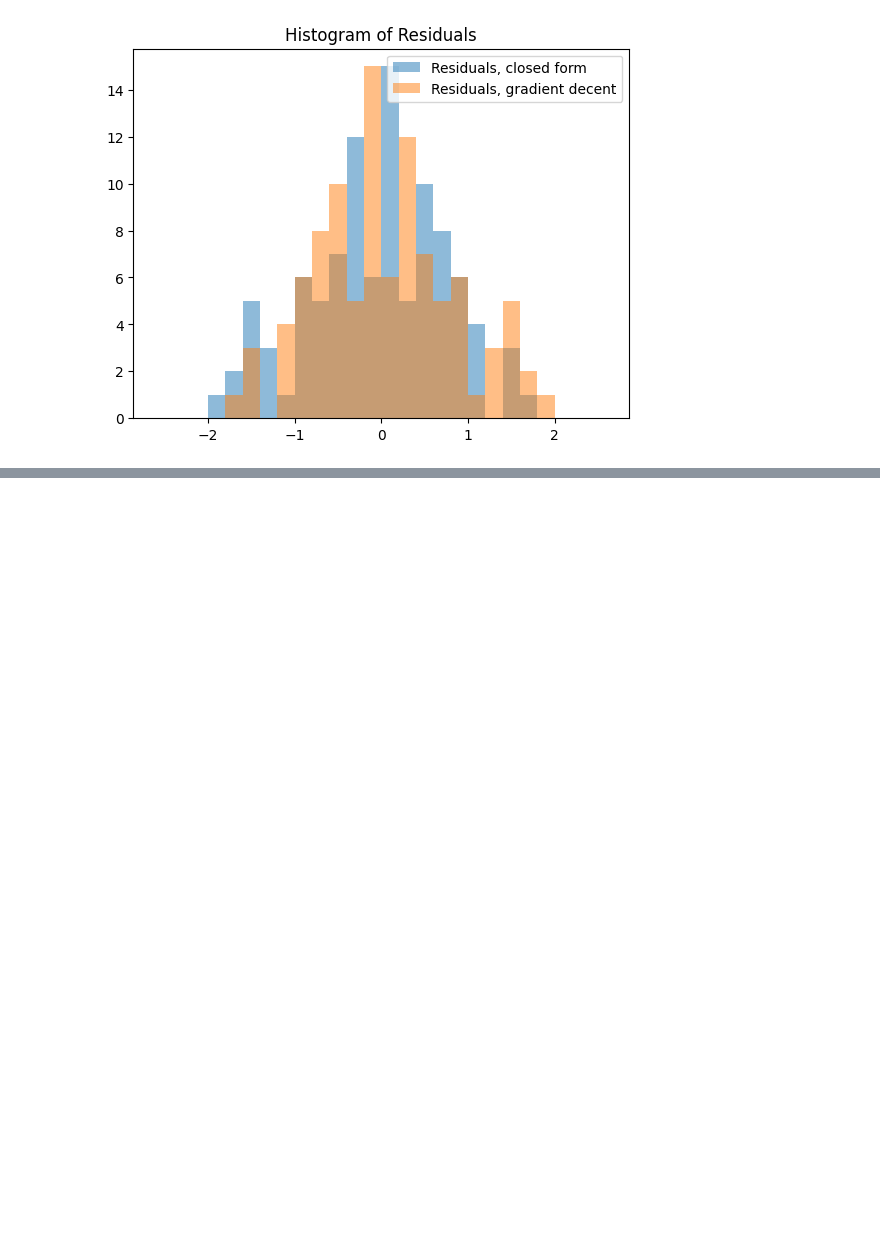
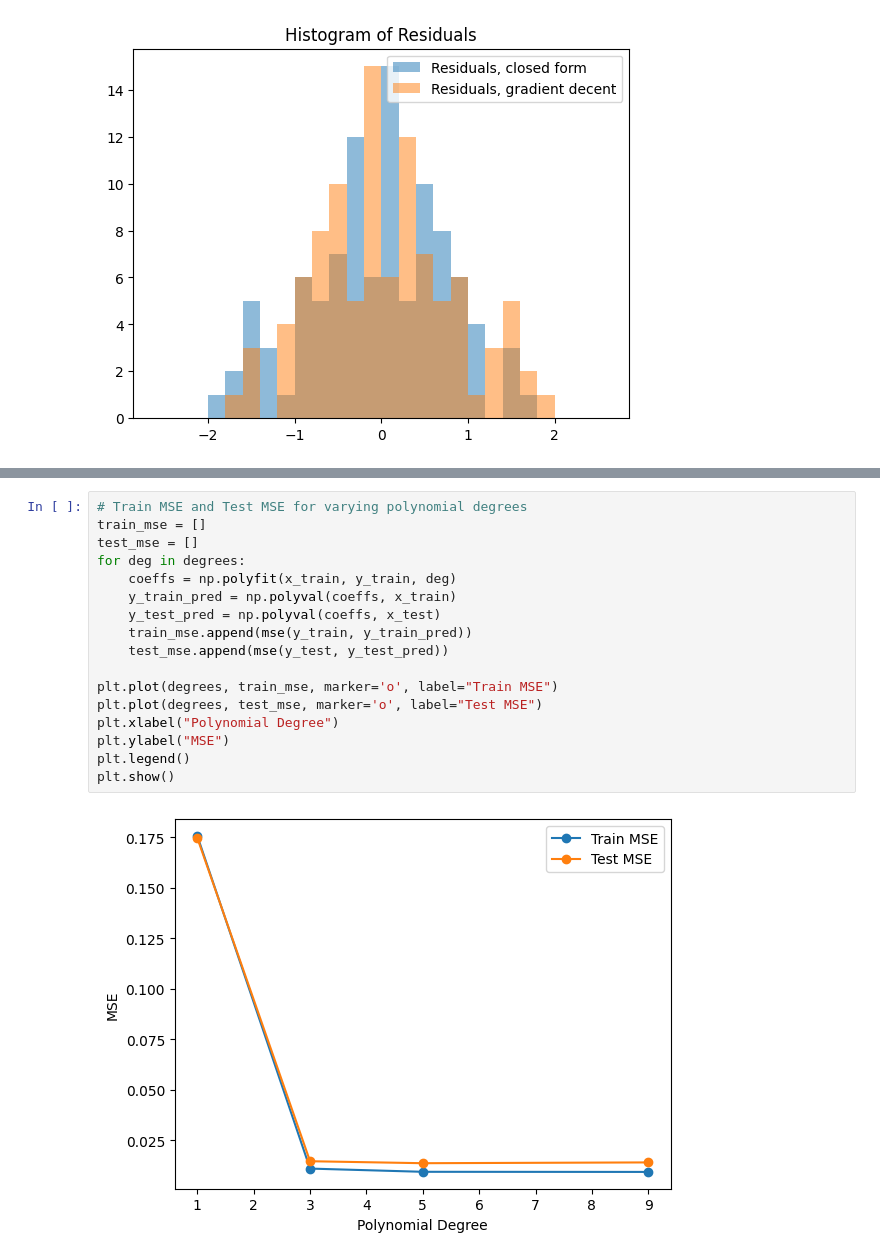
Before and after one commit to ninanikitina/quant-ml-sprint, a Jupyter notebook: notebooks/01_bias_variance_clt.ipynb, the cells around one changed output, grey strips where cells are left out. Drawn from its saved outputs; the diff is of its cells as text; blank space fills up the shorter version.

```diff
--- a/notebooks/01_bias_variance_clt.ipynb
+++ b/notebooks/01_bias_variance_clt.ipynb
@@ -59,0 +121,19 @@ plt.show()
+# %%
+# Train MSE and Test MSE for varying polynomial degrees
+train_mse = []
+test_mse = []
+for deg in degrees:
+    coeffs = np.polyfit(x_train, y_train, deg)
+    y_train_pred = np.polyval(coeffs, x_train)
+    y_test_pred = np.polyval(coeffs, x_test)
+    train_mse.append(mse(y_train, y_train_pred))
+    test_mse.append(mse(y_test, y_test_pred))
+
+plt.plot(degrees, train_mse, marker='o', label="Train MSE")
+plt.plot(degrees, test_mse, marker='o', label="Test MSE")
+plt.xlabel("Polynomial Degree")
+plt.ylabel("MSE")
+plt.legend()
+plt.show()
+# %% [output]
+[figure, added]
```
Also changed, not shown: parts of 6 cells of this notebook.
